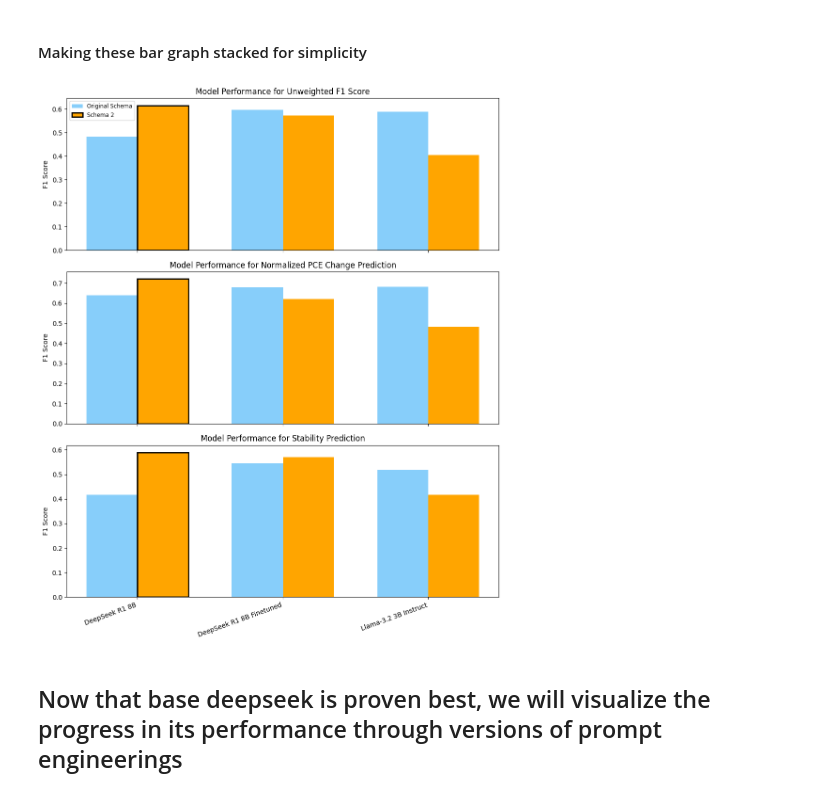
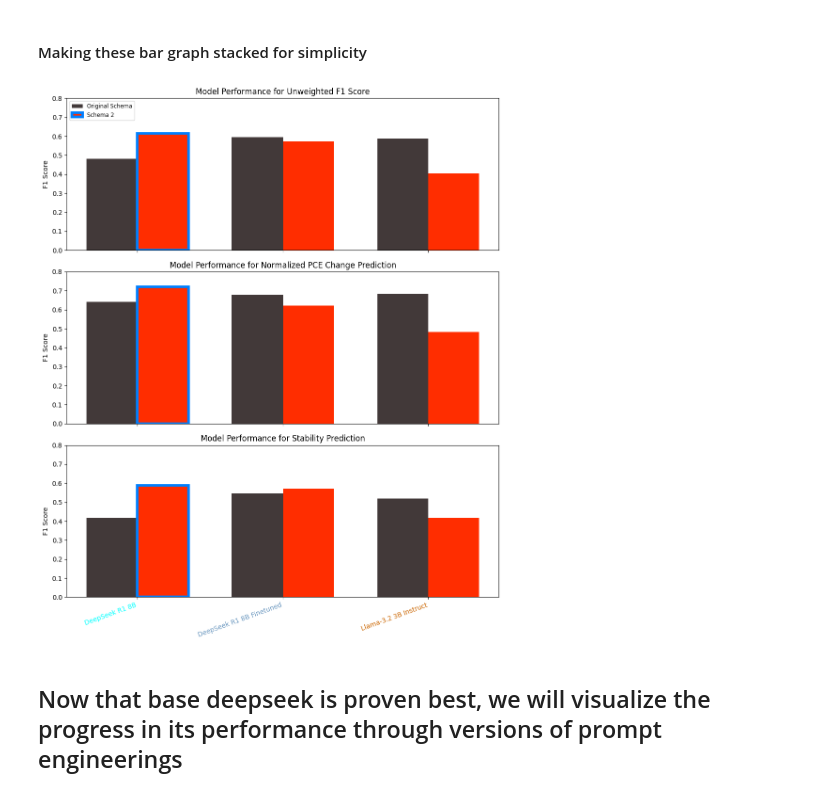
Before and after one commit to kanggunh/DSC180_B11_Q2, a Jupyter notebook: figures_visualization/evaluation.ipynb, the cells around one changed output. Cells and saved outputs as stored; diff of their text form; code cells hidden in the pictures.

```diff
--- a/figures_visualization/evaluation.ipynb
+++ b/figures_visualization/evaluation.ipynb
@@ -334,38 +345,50 @@ schema_2_scores = [
 titles = [
     "Unweighted F1 Score",
     "Normalized PCE Change Prediction",
     "Stability Prediction"
 ]
 
+# Define the color mapping for the first three values
+color_map = ["#00FFFF", "#6b98c0", "#cc6600"]
+
 # Create a figure with 3 subplots (stacked vertically)
 fig, axes = plt.subplots(3, 1, figsize=(10, 12), sharex=True)
 
 # Bar width
 width = 0.35
 x = np.arange(len(models))
 
 # Plot each metric in a separate subplot
 for i, ax in enumerate(axes):
-    ax.bar(x - width/2, schema_1_scores[i], width, label="Original Schema", color="lightskyblue")
-    bars_schema_2 = ax.bar(x + width/2, schema_2_scores[i], width, label="Schema 2", color="orange")
+    ax.bar(x - width/2, schema_1_scores[i], width, label="Original Schema", color="#423939")
+    bars_schema_2 = ax.bar(x + width/2, schema_2_scores[i], width, label="Schema 2", color="#ff2d00")
 
     # Highlight the first bar of Schema 2
-    bars_schema_2[0].set_edgecolor("black")
-    bars_schema_2[0].set_linewidth(2)
+    bars_schema_2[0].set_edgecolor("#0080FF")
+    bars_schema_2[0].set_linewidth(4)
+
+    # Set y-axis range from 0 to 0.7 with increments of 0.1
+    ax.set_ylim(0, 0.8)
+    ax.set_yticks(np.arange(0, 0.85, 0.1))
 
     ax.set_ylabel("F1 Score")
     ax.set_title(f"Model Performance for {titles[i]}")
     ax.set_xticks(x)
     ax.set_xticklabels(models, rotation=20, ha="right")
+
+    # Modify x-axis label colors
+    for j, label in enumerate(ax.get_xticklabels()):
+        if j < len(color_map):
+            label.set_color(color_map[j])  # Apply color to first three labels
 
 # Add a single legend for all subplots
 axes[0].legend(loc="upper left", fontsize="small")
 
 # Adjust layout
 plt.tight_layout()
 plt.show()
 # %% [output]
-[figure, old version]
+[figure, new version]
 # %% [markdown]
 ## Now that base deepseek is proven best, we will visualize the progress in its performance through versions of prompt engineerings
 # %%
```
Also changed, not shown: parts of 3 cells of this notebook, 1 other file.
